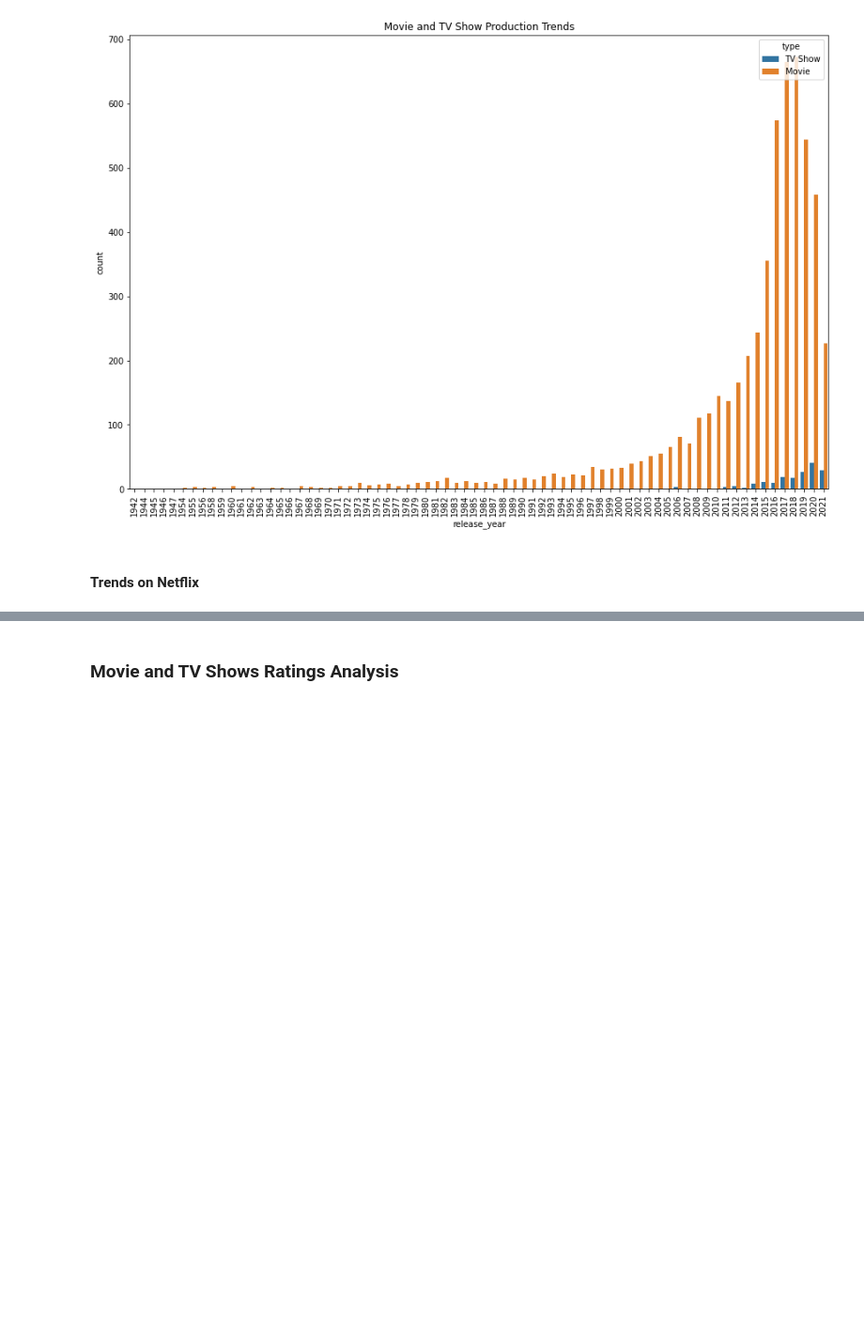
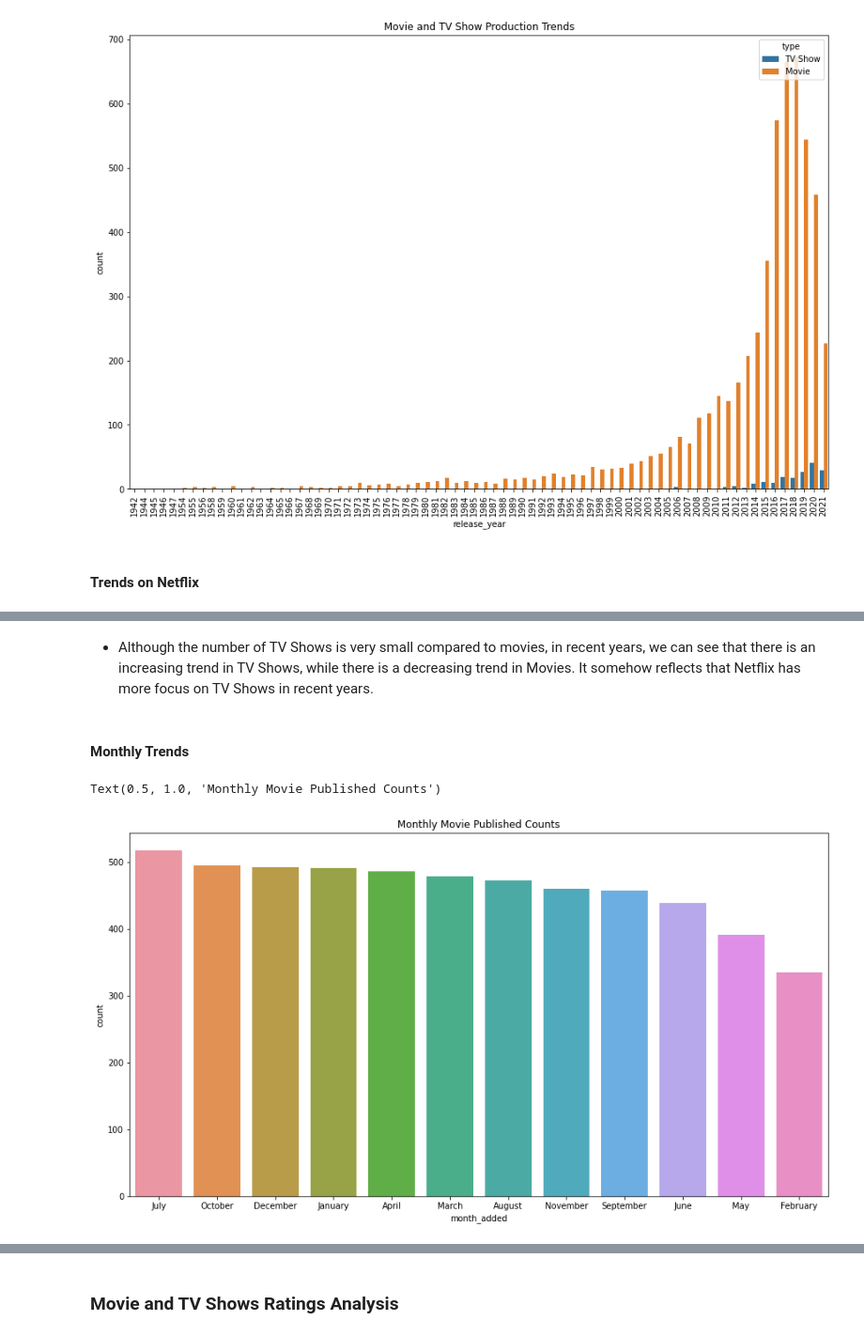
Before and after one commit to SarahLuym/kaggle, a Jupyter notebook: Netflix/Netflix Data Analysis.ipynb, the cells around one changed output, grey strips where cells are left out. Shown at 94% size. Saved outputs shown, nothing was run; the diff lists cells and outputs as text; code cells hidden in the pictures; blank space fills up the shorter version.

```diff
--- a/Netflix/Netflix Data Analysis.ipynb
+++ b/Netflix/Netflix Data Analysis.ipynb
@@ -265,0 +287,11 @@ Text(0.5, 1.0, 'TV Show Trends on Netflix')
+# %% [markdown]
+* Although the number of TV Shows is very small compared to movies, in recent years, we can see that there is an increasing trend in TV Shows, while there is a decreasing trend in Movies. It somehow reflects that Netflix has more focus on TV Shows in recent years.
+# %% [markdown]
+#### Monthly Trends
+# %%
+plt.figure(figsize=(15, 8))
+sns.countplot(x='month_added', data=movie_df, order=movie_df['month_added'].value_counts().index[:15])
+plt.title("Monthly Movie Published Counts")
+# %% [output]
+Text(0.5, 1.0, 'Monthly Movie Published Counts')
+[figure, added]
```
Also changed, not shown: parts of 79 cells of this notebook.
